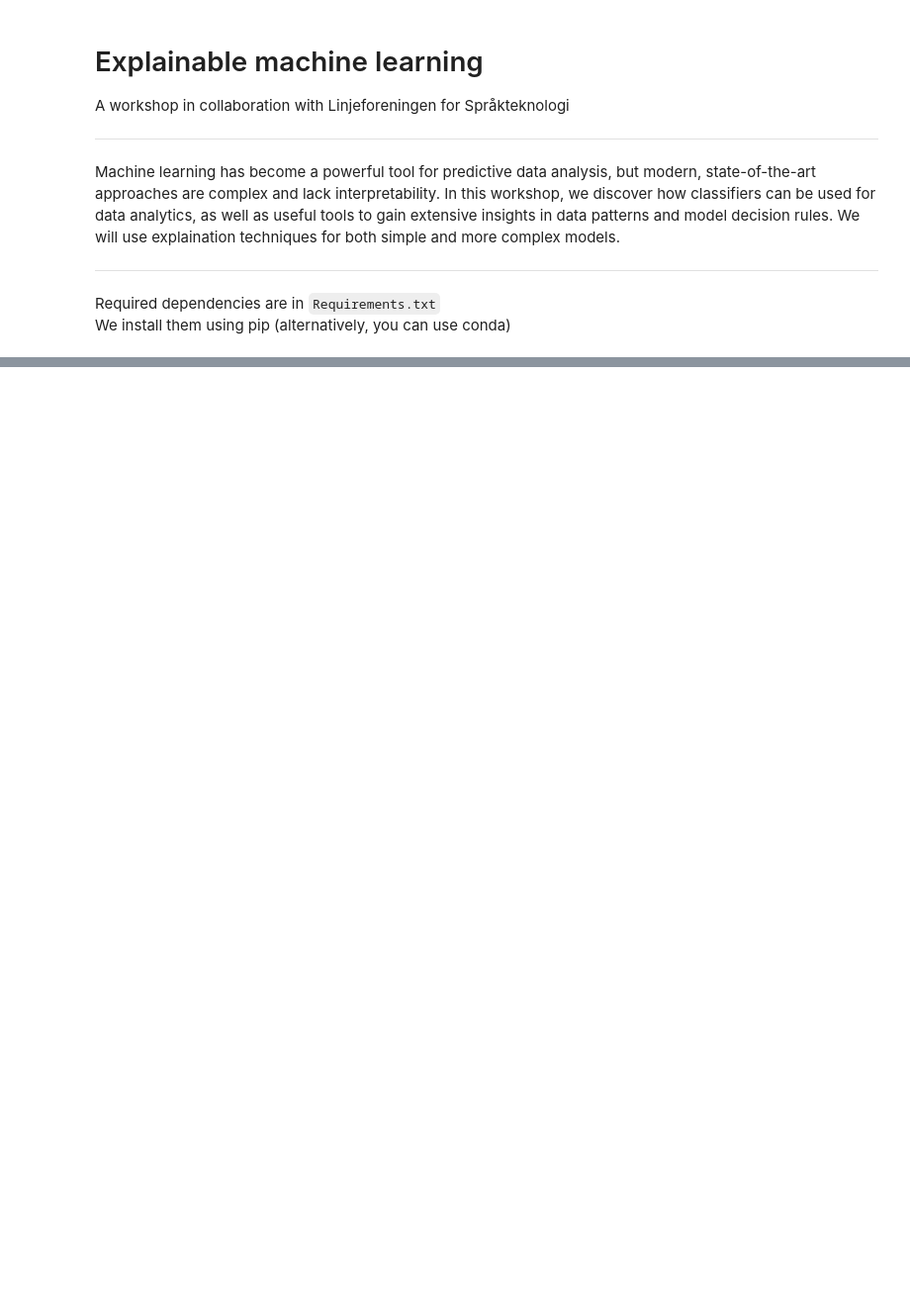
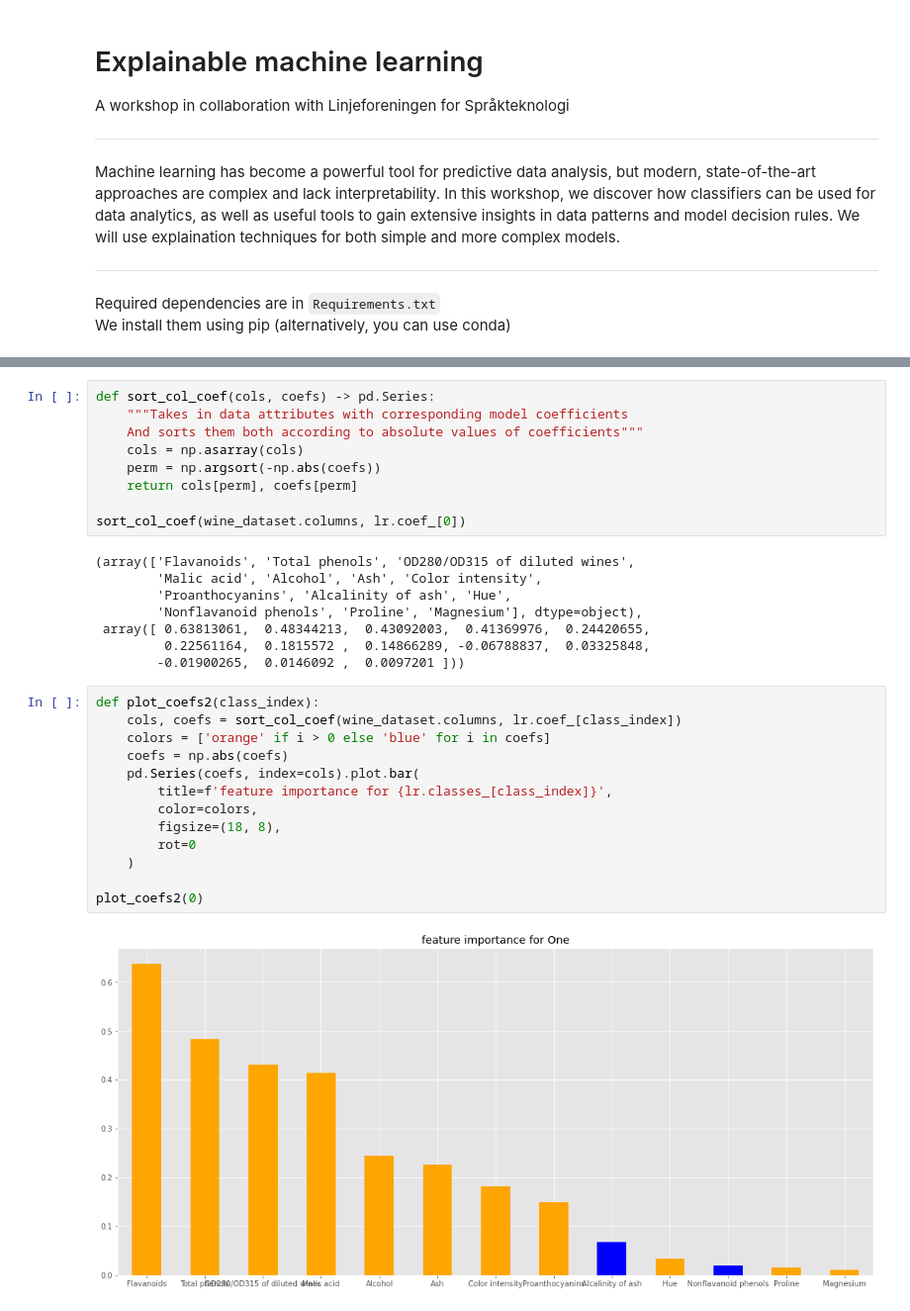
Before and after one commit to marksverdhei/explainable_machine_learning_workshop, a Jupyter notebook: Explainable_machine_learning.ipynb, the cells around one changed output, grey strips where cells are left out. Shown at 99% size. Drawn from its saved outputs; the diff is of its cells as text; blank space fills up the shorter version.

```diff
--- a/Explainable_machine_learning.ipynb
+++ b/Explainable_machine_learning.ipynb
@@ -36,0 +107,32 @@ import matplotlib.pyplot as plt
+# %%
+def sort_col_coef(cols, coefs) -> pd.Series:
+    """Takes in data attributes with corresponding model coefficients
+    And sorts them both according to absolute values of coefficients"""
+    cols = np.asarray(cols)
+    perm = np.argsort(-np.abs(coefs))
+    return cols[perm], coefs[perm]
+
+sort_col_coef(wine_dataset.columns, lr.coef_[0])
+# %% [output]
+(array(['Flavanoids', 'Total phenols', 'OD280/OD315 of diluted wines',
+        'Malic acid', 'Alcohol', 'Ash', 'Color intensity',
+        'Proanthocyanins', 'Alcalinity of ash', 'Hue',
+        'Nonflavanoid phenols', 'Proline', 'Magnesium'], dtype=object),
+ array([ 0.63813061,  0.48344213,  0.43092003,  0.41369976,  0.24420655,
+         0.22561164,  0.1815572 ,  0.14866289, -0.06788837,  0.03325848,
+        -0.01900265,  0.0146092 ,  0.0097201 ]))
+# %%
+def plot_coefs2(class_index):
+    cols, coefs = sort_col_coef(wine_dataset.columns, lr.coef_[class_index])
+    colors = ['orange' if i > 0 else 'blue' for i in coefs]
+    coefs = np.abs(coefs)
+    pd.Series(coefs, index=cols).plot.bar(
+        title=f'feature importance for {lr.classes_[class_index]}',
+        color=colors,
+        figsize=(18, 8),
+        rot=0
+    )
+
+plot_coefs2(0)
+# %% [output]
+[figure, added]
```
Also changed, not shown: parts of 23 cells of this notebook, 3 other files.
